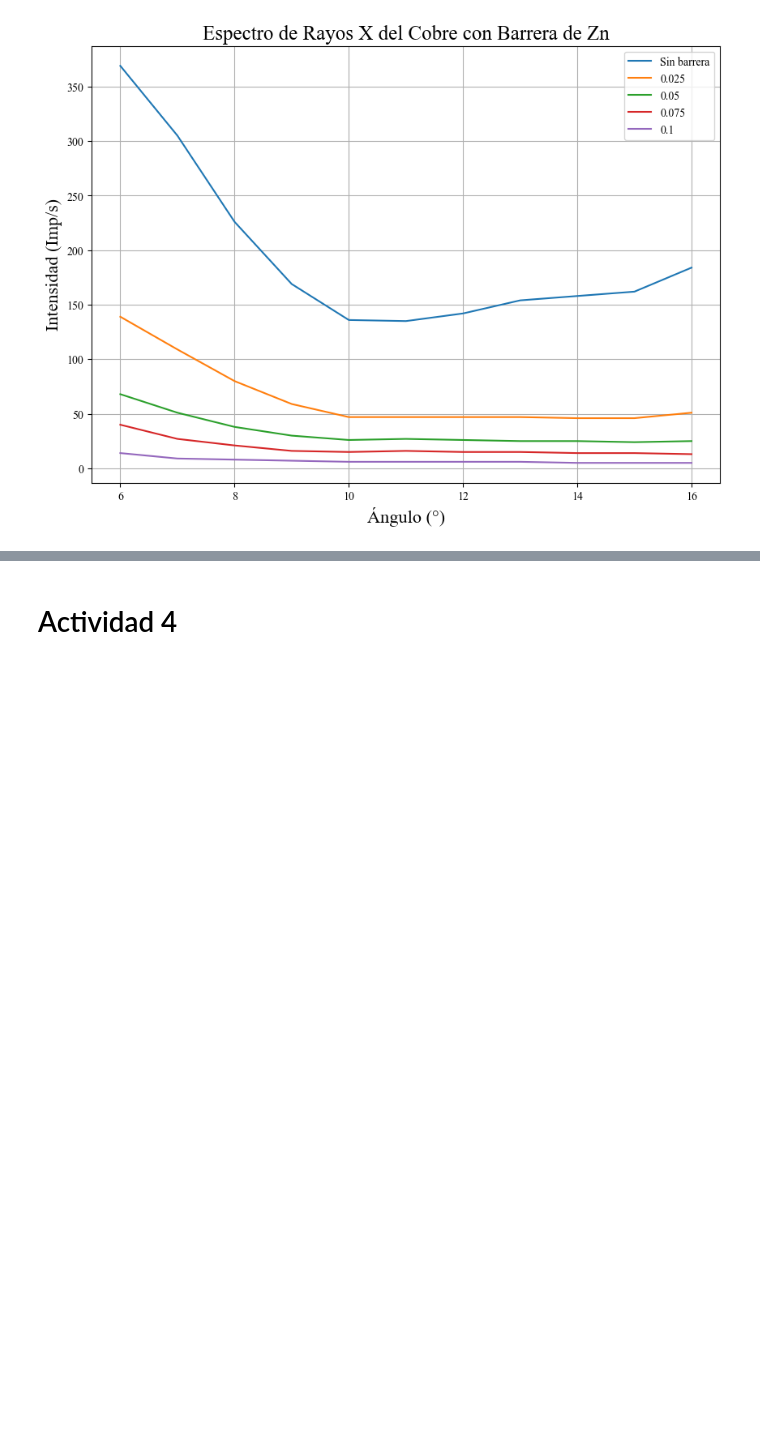
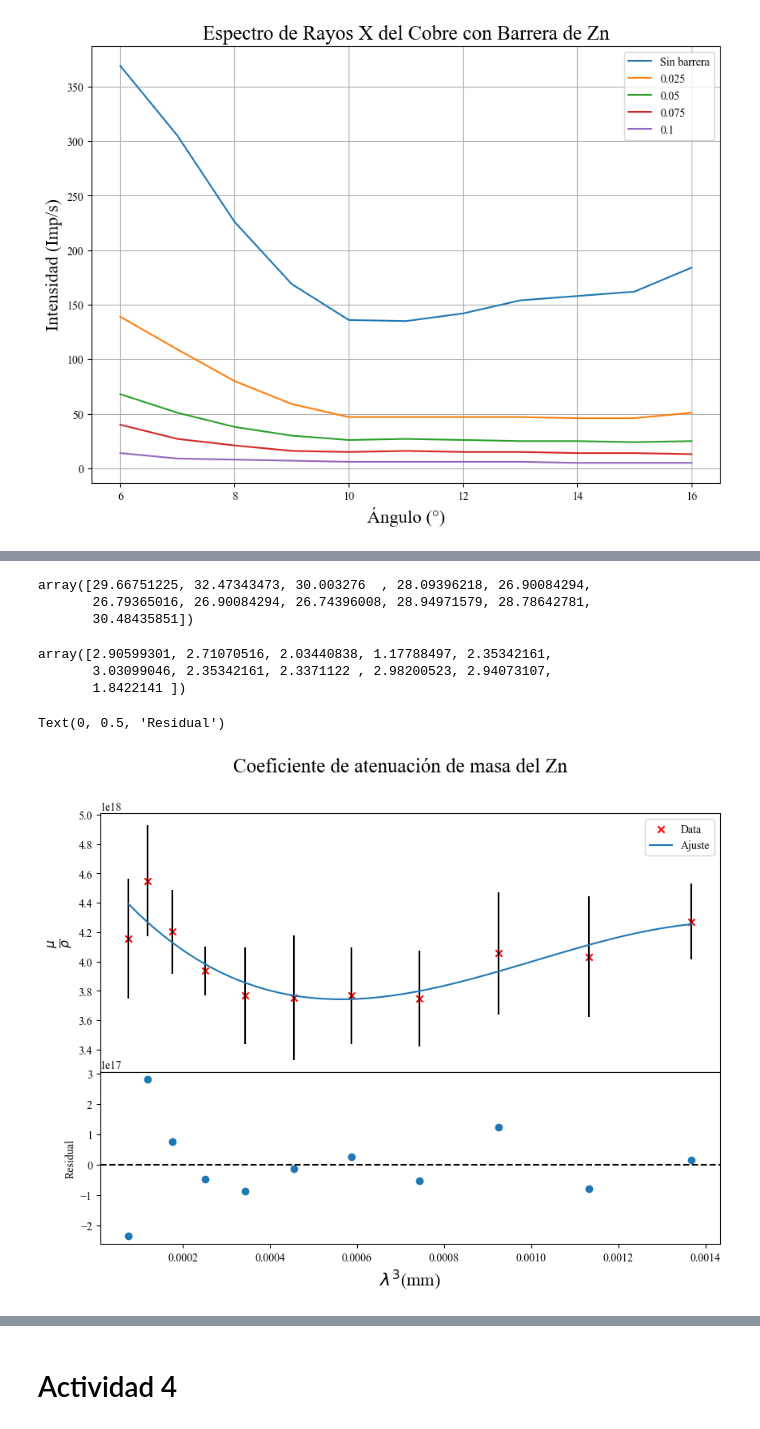
Before and after one commit to slaverdeg/Laboratorio-Intermedio-1, a Jupyter notebook: Rayos X/Actividades_2_y_4.ipynb, the cells around one changed output, grey strips where cells are left out. Cells and saved outputs as stored; diff of their text form; code cells hidden in the pictures; blank space fills up the shorter version.

```diff
--- a/Rayos X/Bitácora_2_y_4.ipynb
+++ b/Rayos X/Actividades_2_y_4.ipynb
@@ -62,0 +227,43 @@ plt.legend()
+# %%
+miu *= -1
+miu
+# %% [output]
+array([29.66751225, 32.47343473, 30.003276  , 28.09396218, 26.90084294,
+       26.79365016, 26.90084294, 26.74396008, 28.94971579, 28.78642781,
+       30.48435851])
+# %%
+incer_miu
+# %% [output]
+array([2.90599301, 2.71070516, 2.03440838, 1.17788497, 2.35342161,
+       3.03099046, 2.35342161, 2.3371122 , 2.98200523, 2.94073107,
+       1.8422141 ])
+# %%
+rho_Zn = 7138*1e-9 #Kg/mm3
+Z_Zn = 30
+
+y = (miu/rho_Zn) * 1e12 #nm2/Kg
+coef,cov = np.polyfit(x,y,3,cov=True)
+model = np.poly1d(coef)
+incer_y = np.abs((incer_miu/rho_Zn)*1e12)
+plt.rc('font', family='Times New Roman')
+
+fig, axs = plt.subplots(2, 1, figsize=(10, 7), gridspec_kw={'height_ratios': [1.5, 1]},sharex=True)
+fig.subplots_adjust(hspace=0)
+fig.suptitle("Coeficiente de atenuación de masa del Zn", fontsize=18)
+
+axs[0].scatter(x,y,marker='x',color='r',label='Data')
+axs[0].errorbar(x,y,yerr= incer_y, fmt='none', ecolor='black')
+axs[0].plot(x_,model(x_),label='Ajuste')
+axs[0].set_ylabel(r'$\frac{\mu}{\rho}$', fontsize=16)
+#axs[0].text(0.184,0.00152,'m = (109e-04 $\pm$ 2e-04)\nb = (0.6e-05 $\pm$ 2.8e-05)\n$R^{2} = 0.973$',fontsize=10, bbox=dict(facecolor='white', edgecolor='black', boxstyle='round'))
+axs[0].legend()
+
+axs[1].scatter(x,y - model(x))
+axs[1].axhline(y=0, color='black', linestyle='--')
+axs[1].set_xlabel(r'$\lambda^{3}$' + "(mm)",fontsize=16)
+axs[1].set_ylabel('Residual')
+#axs[1].set_ylim(-6.,7.5)
+#axs[1].set_yticks(np.arange(-4.5, 7., 1.5))
+# %% [output]
+Text(0, 0.5, 'Residual')
+[figure, added]
```
Also changed, not shown: parts of 18 cells of this notebook.
